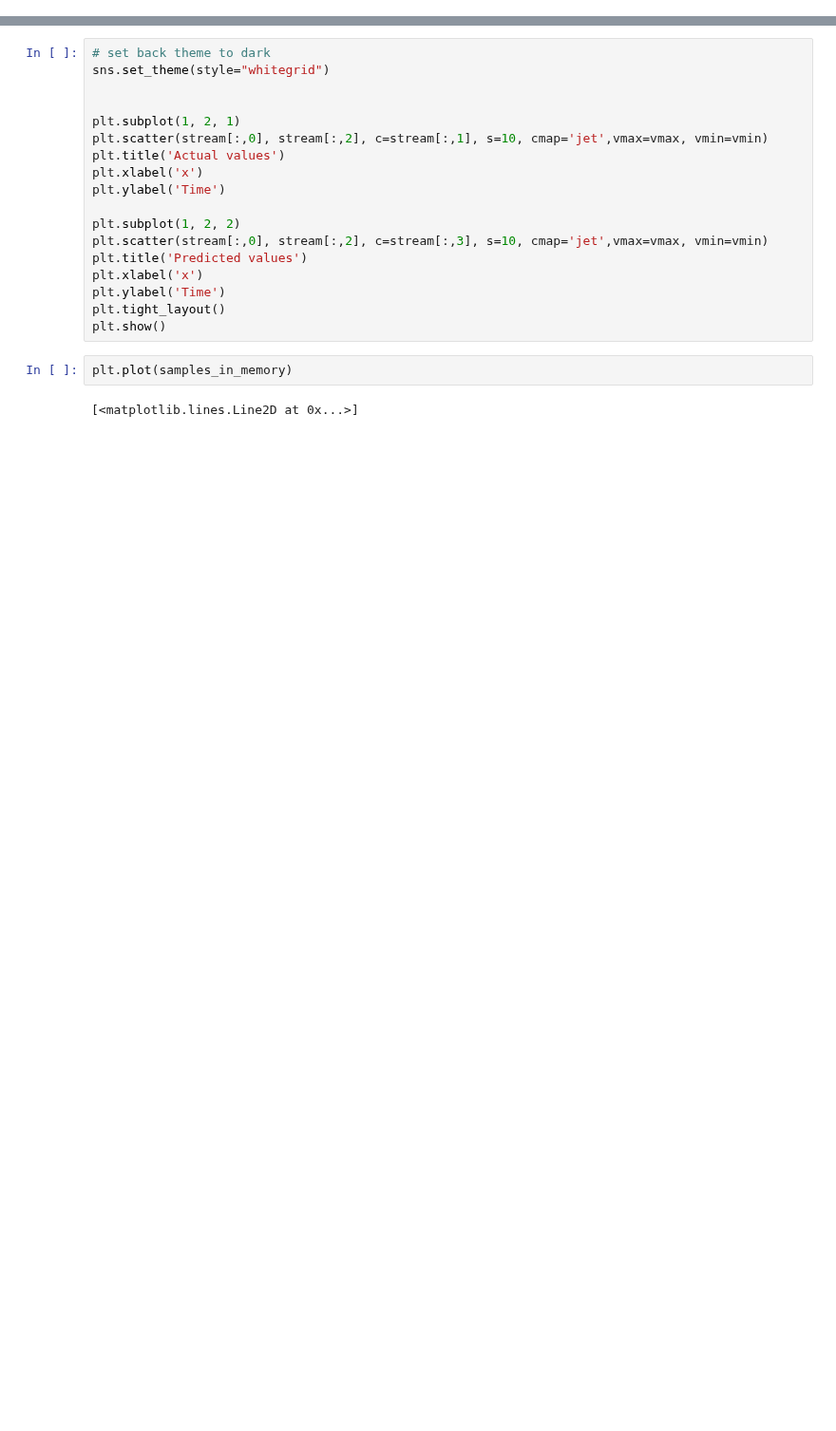
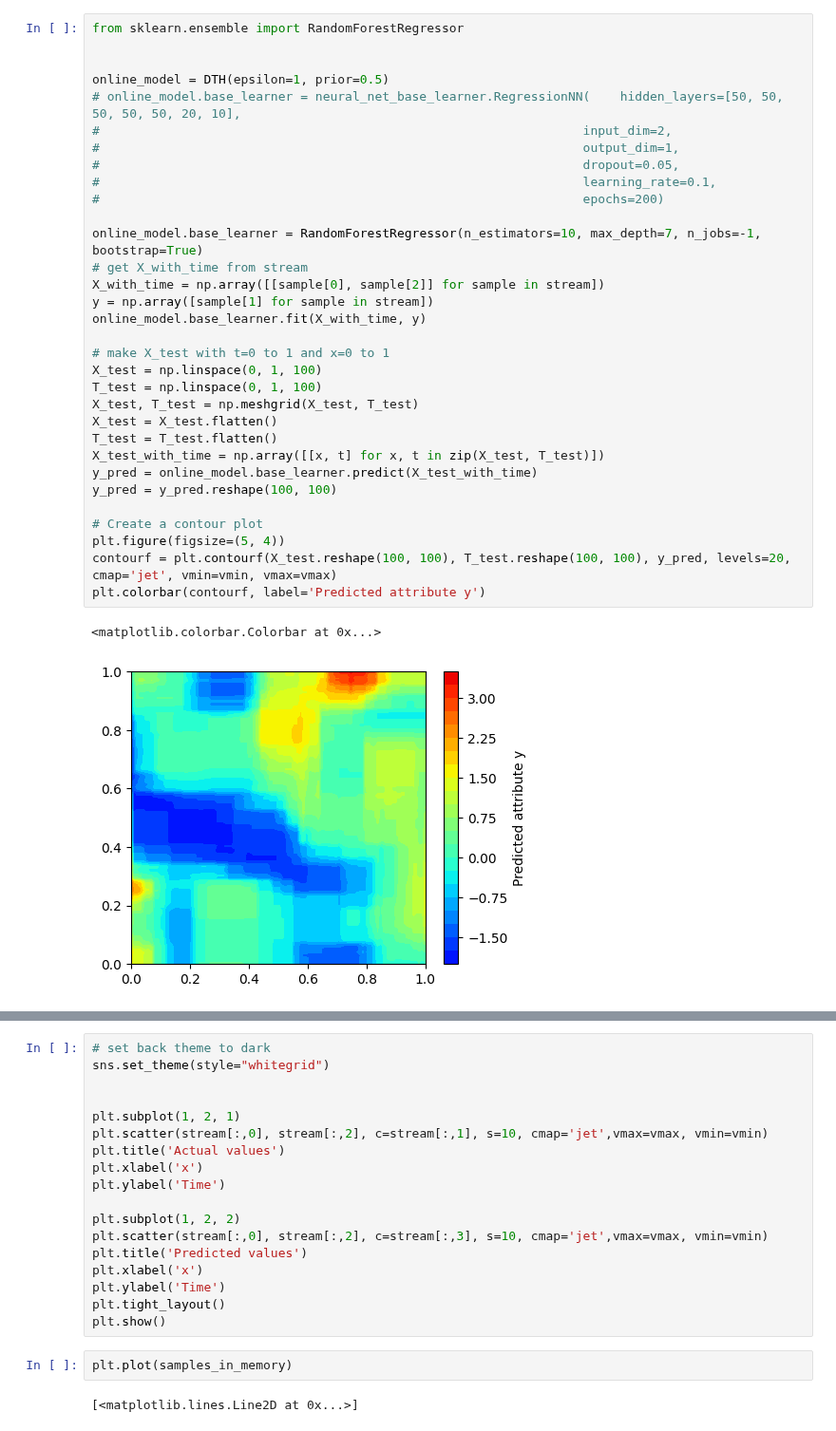
Before and after one commit to hossein-haeri/msmsa, a Jupyter notebook: dth_run.ipynb, the cells around one changed output, grey strips where cells are left out. Shown at 95% size. Saved outputs shown, nothing was run; the diff lists cells and outputs as text; blank space fills up the shorter version.

```diff
--- a/dth_run.ipynb
+++ b/dth_run.ipynb
@@ -120,3 +120,38 @@ plt.show()
+# %%
+from sklearn.ensemble import RandomForestRegressor
+
+
+online_model = DTH(epsilon=1, prior=0.5)
+# online_model.base_learner = neural_net_base_learner.RegressionNN(    hidden_layers=[50, 50, 50, 50, 50, 20, 10],
+#                                                                 input_dim=2,
+#                                                                 output_dim=1,
+#                                                                 dropout=0.05,
+#                                                                 learning_rate=0.1,
+#                                                                 epochs=200)
+
+online_model.base_learner = RandomForestRegressor(n_estimators=10, max_depth=7, n_jobs=-1, bootstrap=True)
+# get X_with_time from stream
+X_with_time = np.array([[sample[0], sample[2]] for sample in stream])
+y = np.array([sample[1] for sample in stream])
+online_model.base_learner.fit(X_with_time, y)
+
+# make X_test with t=0 to 1 and x=0 to 1
+X_test = np.linspace(0, 1, 100)
+T_test = np.linspace(0, 1, 100)
+X_test, T_test = np.meshgrid(X_test, T_test)
+X_test = X_test.flatten()
+T_test = T_test.flatten()
+X_test_with_time = np.array([[x, t] for x, t in zip(X_test, T_test)])
+y_pred = online_model.base_learner.predict(X_test_with_time)
+y_pred = y_pred.reshape(100, 100)
+
+# Create a contour plot
+plt.figure(figsize=(5, 4))
+contourf = plt.contourf(X_test.reshape(100, 100), T_test.reshape(100, 100), y_pred, levels=20, cmap='jet', vmin=vmin, vmax=vmax)
+plt.colorbar(contourf, label='Predicted attribute y')
+# %% [output]
+<matplotlib.colorbar.Colorbar at 0x...>
+[figure, added]
 # %%
 %matplotlib qt
 from baselines_v2 import kswin_reg
```
Also changed, not shown: parts of 2 cells of this notebook, 3 other files.
